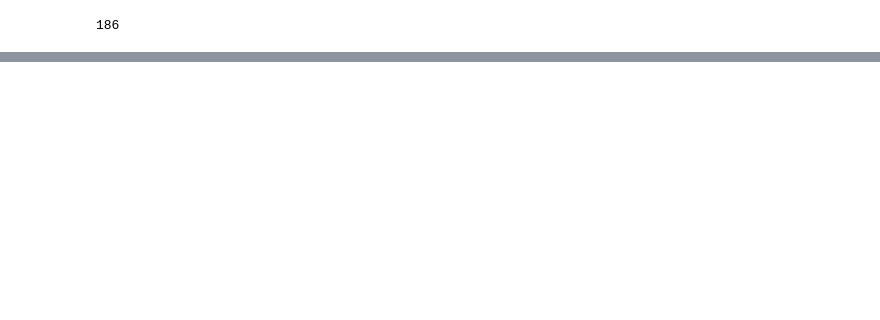
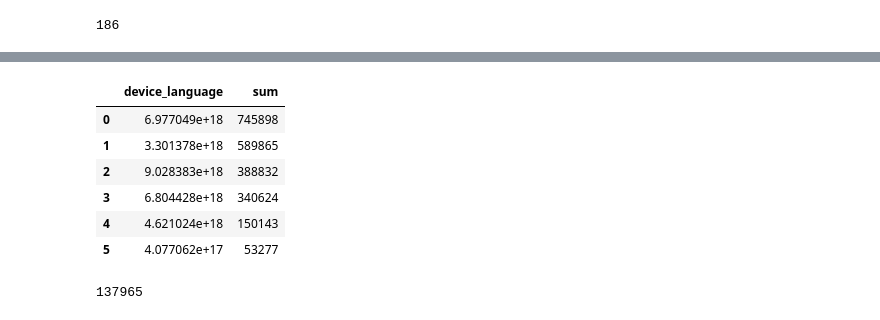
Before and after one commit to PBrrtrn/7506-organizacion-de-datos-TP1-1C2019, a Jupyter notebook: Exploracion_Pablo/Analisis_idiomas.ipynb, the cells around one changed output, grey strips where cells are left out. Saved outputs shown, nothing was run; the diff lists cells and outputs as text; code cells hidden in the pictures; blank space fills up the shorter version.

```diff
--- a/Exploracion_Pablo/Analisis_idiomas.ipynb
+++ b/Exploracion_Pablo/Analisis_idiomas.ipynb
@@ -33,0 +42,18 @@ idiomas.shape[0]
+# %%
+top6_idiomas = events_grouped.nlargest(6,'sum','all')
+top6_idiomas = top6_idiomas.reset_index()
+top6_idiomas
+# %% [output]
+|  | device_language | sum |
+| 0 | 6.977049e+18 | 745898 |
+| 1 | 3.301378e+18 | 589865 |
+| 2 | 9.028383e+18 | 388832 |
+| 3 | 6.804428e+18 | 340624 |
+| 4 | 4.621024e+18 | 150143 |
+| 5 | 4.077062e+17 | 53277 |
+# %%
+bottom180_idiomas = events_grouped.nsmallest(180,'sum','all')
+bottom180_idiomas = bottom180_idiomas.reset_index()
+bottom180_idiomas['sum'].sum()
+# %% [output]
+137965
```
Also changed, not shown: parts of 6 cells of this notebook.
